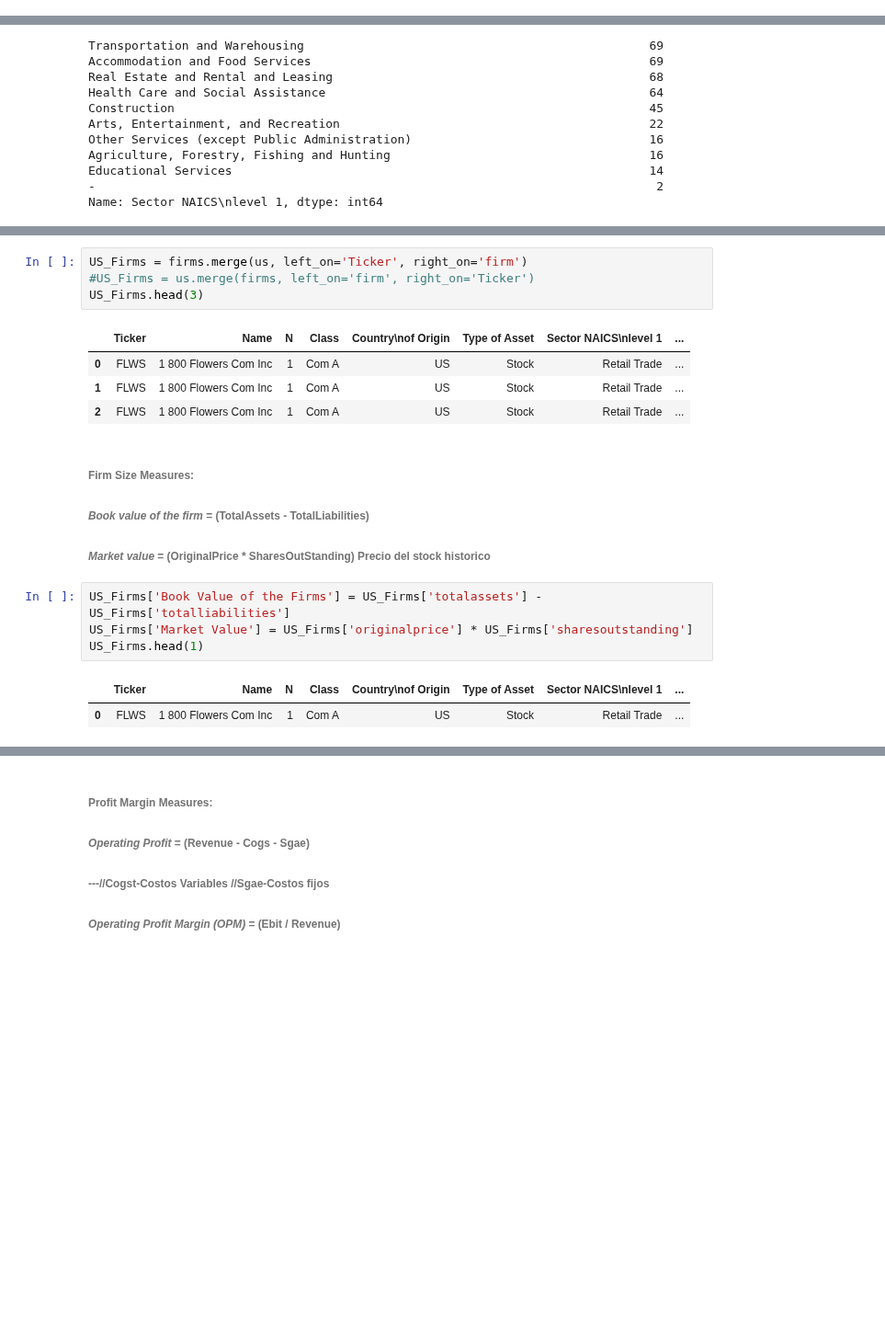
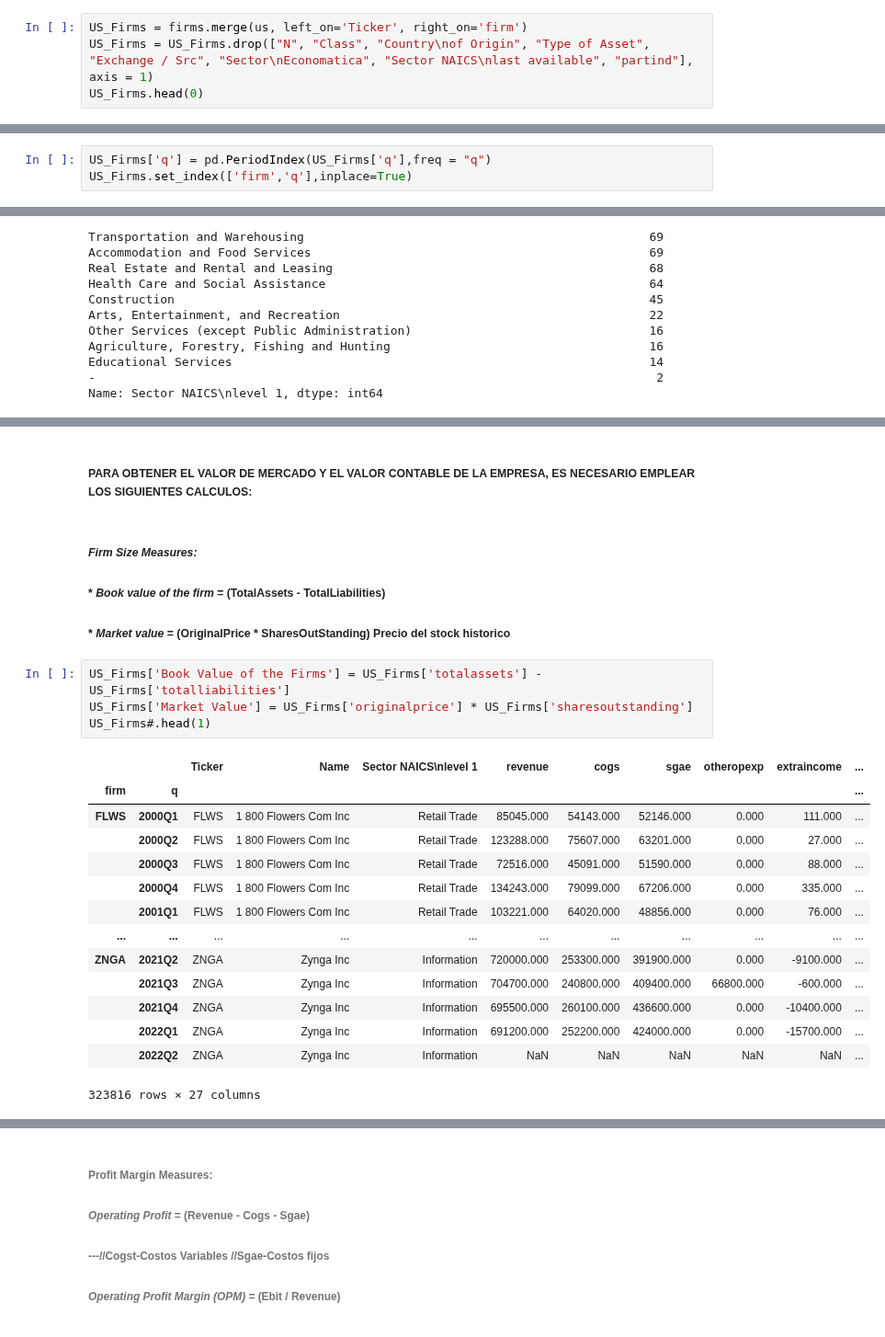
Before and after one commit to AnHrt/StatisticsII, a Jupyter notebook: Statistics/A01369984_BCase.ipynb, the cells around one changed output, grey strips where cells are left out. Shown at 92% size. Drawn from its saved outputs; the diff is of its cells as text; blank space fills up the shorter version.

```diff
--- a/Statistics/A01369984_BCase.ipynb
+++ b/Statistics/A01369984_BCase.ipynb
@@ -187,3 +158,7 @@ us.plot.hist()
 Considerando el trimestre financiero más reciente del conjunto de datos:
 # %% [markdown]
 >###### Mostrar cuántas empresas por industria hay en la muestra
+# %%
+US_Firms = firms.merge(us, left_on='Ticker', right_on='firm')
+US_Firms = US_Firms.drop(["N", "Class", "Country\nof Origin", "Type of Asset", "Exchange / Src", "Sector\nEconomatica", "Sector NAICS\nlast available", "partind"], axis = 1)
+US_Firms.head(0)
@@ -189,0 +169,3 @@ Considerando el trimestre financiero más reciente del conjunto de datos:
+# %%
+US_Firms['q'] = pd.PeriodIndex(US_Firms['q'],freq = "q")
+US_Firms.set_index(['firm','q'],inplace=True)
@@ -236,20 +226,25 @@ firms['Sector NAICS\nlevel 1'].hist(grid=False, xlabelsize=7, xrot=90, bins = 35
-# %%
-US_Firms = firms.merge(us, left_on='Ticker', right_on='firm')
-#US_Firms = us.merge(firms, left_on='firm', right_on='Ticker')
-US_Firms.head(3)
-# %% [output]
-|  | Ticker | Name | N | Class | Country\nof Origin | Type of Asset | Sector NAICS\nlevel 1 | ... |
-| 0 | FLWS | 1 800 Flowers Com Inc | 1 | Com A | US | Stock | Retail Trade | ... |
-| 1 | FLWS | 1 800 Flowers Com Inc | 1 | Com A | US | Stock | Retail Trade | ... |
-| 2 | FLWS | 1 800 Flowers Com Inc | 1 | Com A | US | Stock | Retail Trade | ... |
+# %% [markdown]
+##### **PARA OBTENER EL VALOR DE MERCADO Y EL VALOR CONTABLE DE LA EMPRESA, ES NECESARIO EMPLEAR LOS SIGUIENTES CALCULOS:**
 # %% [markdown]
-###### **Firm Size Measures:**
-###### *Book value of the firm* = (TotalAssets - TotalLiabilities)
-###### *Market value* = (OriginalPrice * SharesOutStanding)              Precio del stock historico
+##### *Firm Size Measures:*
+##### * *Book value of the firm* = (TotalAssets - TotalLiabilities)
+##### * *Market value* = (OriginalPrice * SharesOutStanding)              Precio del stock historico
 # %%
 US_Firms['Book Value of the Firms'] = US_Firms['totalassets'] - US_Firms['totalliabilities']
 US_Firms['Market Value'] = US_Firms['originalprice'] * US_Firms['sharesoutstanding']
-US_Firms.head(1)
+US_Firms#.head(1)
 # %% [output]
-|  | Ticker | Name | N | Class | Country\nof Origin | Type of Asset | Sector NAICS\nlevel 1 | ... |
-| 0 | FLWS | 1 800 Flowers Com Inc | 1 | Com A | US | Stock | Retail Trade | ... |
+|  |  | Ticker | Name | Sector NAICS\nlevel 1 | revenue | cogs | sgae | otheropexp | extraincome | ... |
+| firm | q |  |  |  |  |  |  |  |  | ... |
+| FLWS | 2000Q1 | FLWS | 1 800 Flowers Com Inc | Retail Trade | 85045.000 | 54143.000 | 52146.000 | 0.000 | 111.000 | ... |
+|  | 2000Q2 | FLWS | 1 800 Flowers Com Inc | Retail Trade | 123288.000 | 75607.000 | 63201.000 | 0.000 | 27.000 | ... |
+|  | 2000Q3 | FLWS | 1 800 Flowers Com Inc | Retail Trade | 72516.000 | 45091.000 | 51590.000 | 0.000 | 88.000 | ... |
+|  | 2000Q4 | FLWS | 1 800 Flowers Com Inc | Retail Trade | 134243.000 | 79099.000 | 67206.000 | 0.000 | 335.000 | ... |
+|  | 2001Q1 | FLWS | 1 800 Flowers Com Inc | Retail Trade | 103221.000 | 64020.000 | 48856.000 | 0.000 | 76.000 | ... |
+| ... | ... | ... | ... | ... | ... | ... | ... | ... | ... | ... |
+| ZNGA | 2021Q2 | ZNGA | Zynga Inc | Information | 720000.000 | 253300.000 | 391900.000 | 0.000 | -9100.000 | ... |
+|  | 2021Q3 | ZNGA | Zynga Inc | Information | 704700.000 | 240800.000 | 409400.000 | 66800.000 | -600.000 | ... |
+|  | 2021Q4 | ZNGA | Zynga Inc | Information | 695500.000 | 260100.000 | 436600.000 | 0.000 | -10400.000 | ... |
+|  | 2022Q1 | ZNGA | Zynga Inc | Information | 691200.000 | 252200.000 | 424000.000 | 0.000 | -15700.000 | ... |
+|  | 2022Q2 | ZNGA | Zynga Inc | Information | NaN | NaN | NaN | NaN | NaN | ... |
+323816 rows × 27 columns
```
Also changed, not shown: parts of 43 cells of this notebook.
